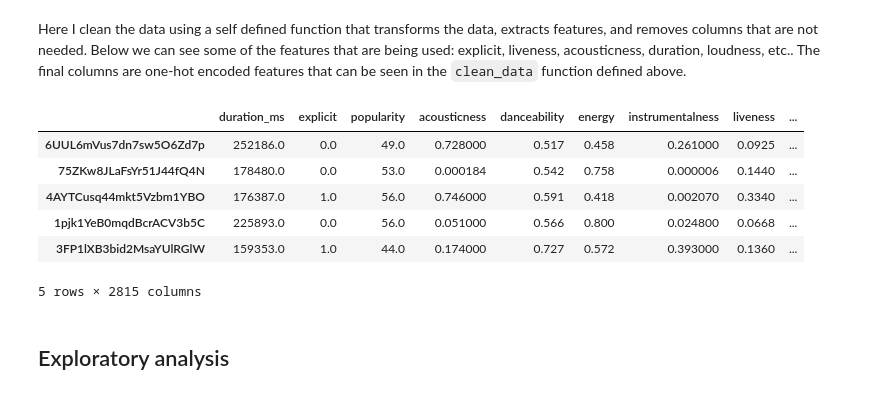
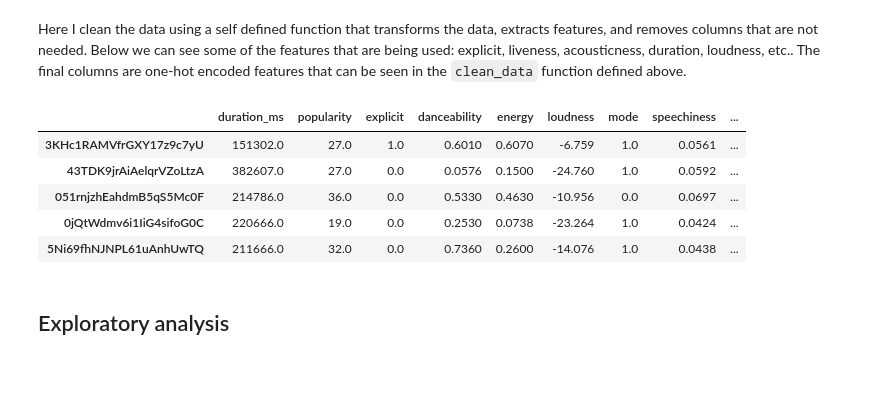
Before and after one commit to brennerswenson/spotify-recommendations, a Jupyter notebook: spotify-recommendations.ipynb, the cells around one changed output. Cells and saved outputs as stored; diff of their text form; code cells hidden in the pictures.

```diff
--- a/spotify-recommendations.ipynb
+++ b/spotify-recommendations.ipynb
@@ -3,7 +3,7 @@
 ***
 ## Created by Brenner Swenson
 # %%
-import sys
+import sys, logging
 import spotipy
 import os
 from json.decoder import JSONDecodeError
@@ -25,6 +25,11 @@ from sklearn.cluster import KMeans
 import numpy as np
 from hdbscan import HDBSCAN
 import hdbscan
+
+logger = logging.getLogger(__name__)
+logging.basicConfig(level=logging.INFO)
+
+pd.set_option('display.max_columns', 1000)
 # %% [markdown]
 I have always loved music, and am always on the hunt to find new songs that I would not have otherwise listened to. I decided to write an algorithm/clusterer that will provide recommendations based on songs that Spotify users have saved in the past, or belong to playlists that they have created. I expected this to be a very difficult project for me, and it was. But I was able to learn a lot, and see results from my learning.
 
@@ -622,7 +617,7 @@ all_results = dict()  # create dictionary of end result
 username = 'brennerswenson'  # my username
 scope = 'user-library-read'
 client_id = '5fe40e82ba784e6e8c10e465af890764'  # needed for api
-client_secret = '40fa3b85075c45e88877adf8d562fb38'  # needed for api
+client_secret = '50e66225e91841528af44e703ac3e53d'  # needed for api
 redirect_uri = 'http://127.0.0.1:8000/social/complete/spotify/'  # needed for api
 
 # create token, redirects user to log in and grant access
@@ -675,17 +655,16 @@ Here I clean the data using a self defined function that transforms the data, ex
 # %%
 # clean data and return df with more features
 df_features = clean_data(df_master)
 
 # show sample of cleaned data
-display(df_features.head())
+display(df_features.sample(5))
 # %% [output]
-|  | duration_ms | explicit | popularity | acousticness | danceability | energy | instrumentalness | liveness | ... |
-| 6UUL6mVus7dn7sw5O6Zd7p | 252186.0 | 0.0 | 49.0 | 0.728000 | 0.517 | 0.458 | 0.261000 | 0.0925 | ... |
-| 75ZKw8JLaFsYr51J44fQ4N | 178480.0 | 0.0 | 53.0 | 0.000184 | 0.542 | 0.758 | 0.000006 | 0.1440 | ... |
-| 4AYTCusq44mkt5Vzbm1YBO | 176387.0 | 1.0 | 56.0 | 0.746000 | 0.591 | 0.418 | 0.002070 | 0.3340 | ... |
-| 1pjk1YeB0mqdBcrACV3b5C | 225893.0 | 0.0 | 56.0 | 0.051000 | 0.566 | 0.800 | 0.024800 | 0.0668 | ... |
-| 3FP1lXB3bid2MsaYUlRGlW | 159353.0 | 1.0 | 44.0 | 0.174000 | 0.727 | 0.572 | 0.393000 | 0.1360 | ... |
+|  | duration_ms | popularity | explicit | danceability | energy | loudness | mode | speechiness | ... |
+| 3KHc1RAMVfrGXY17z9c7yU | 151302.0 | 27.0 | 1.0 | 0.6010 | 0.6070 | -6.759 | 1.0 | 0.0561 | ... |
+| 43TDK9jrAiAelqrVZoLtzA | 382607.0 | 27.0 | 0.0 | 0.0576 | 0.1500 | -24.760 | 1.0 | 0.0592 | ... |
+| 051rnjzhEahdmB5qS5Mc0F | 214786.0 | 36.0 | 0.0 | 0.5330 | 0.4630 | -10.956 | 0.0 | 0.0697 | ... |
+| 0jQtWdmv6i1IiG4sifoG0C | 220666.0 | 19.0 | 0.0 | 0.2530 | 0.0738 | -23.264 | 1.0 | 0.0424 | ... |
+| 5Ni69fhNJNPL61uAnhUwTQ | 211666.0 | 32.0 | 0.0 | 0.7360 | 0.2600 | -14.076 | 1.0 | 0.0438 | ... |
-5 rows × 2815 columns
 # %% [markdown]
 ## Exploratory analysis
 # %%
```
Also changed, not shown: parts of 33 cells of this notebook, 27 other files.
